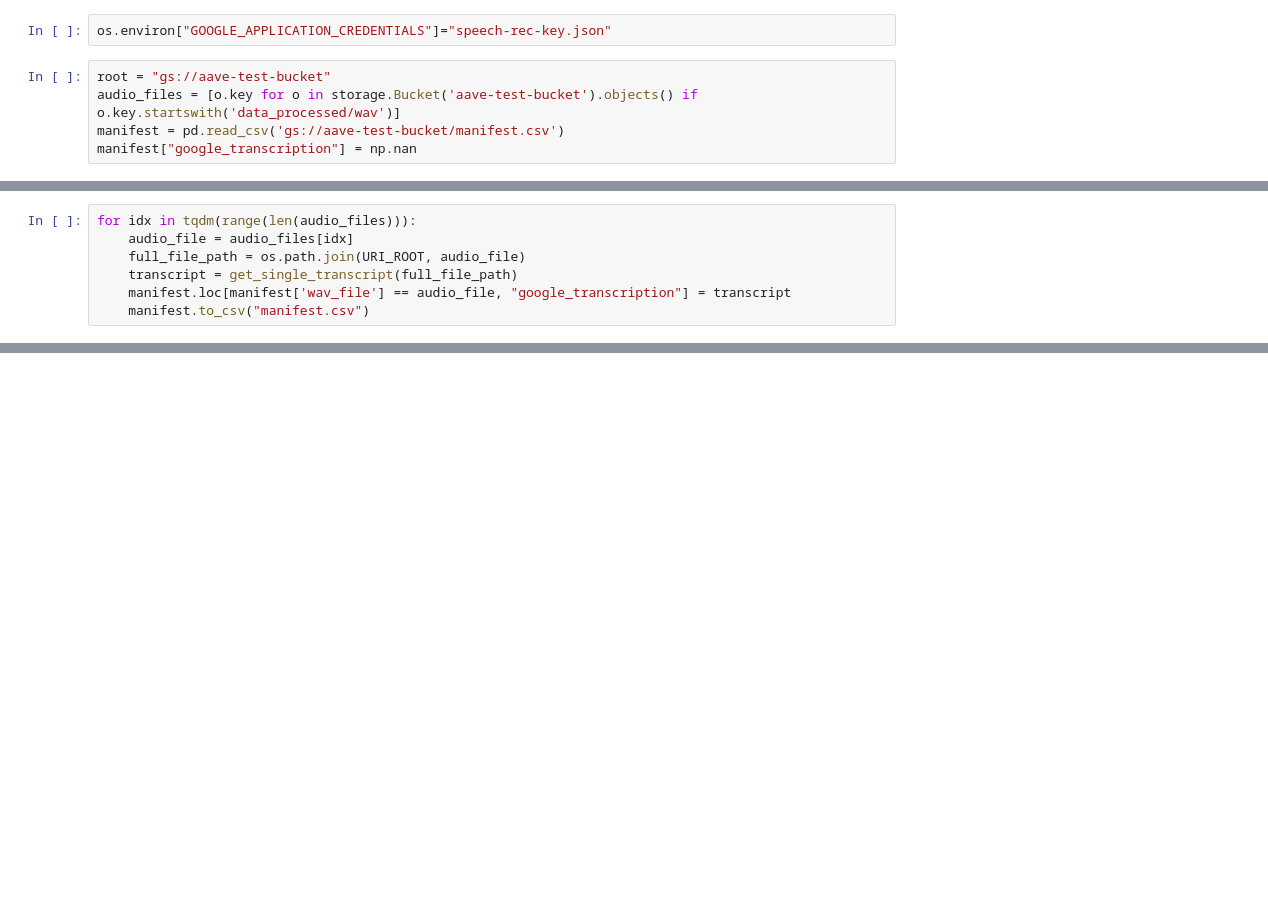
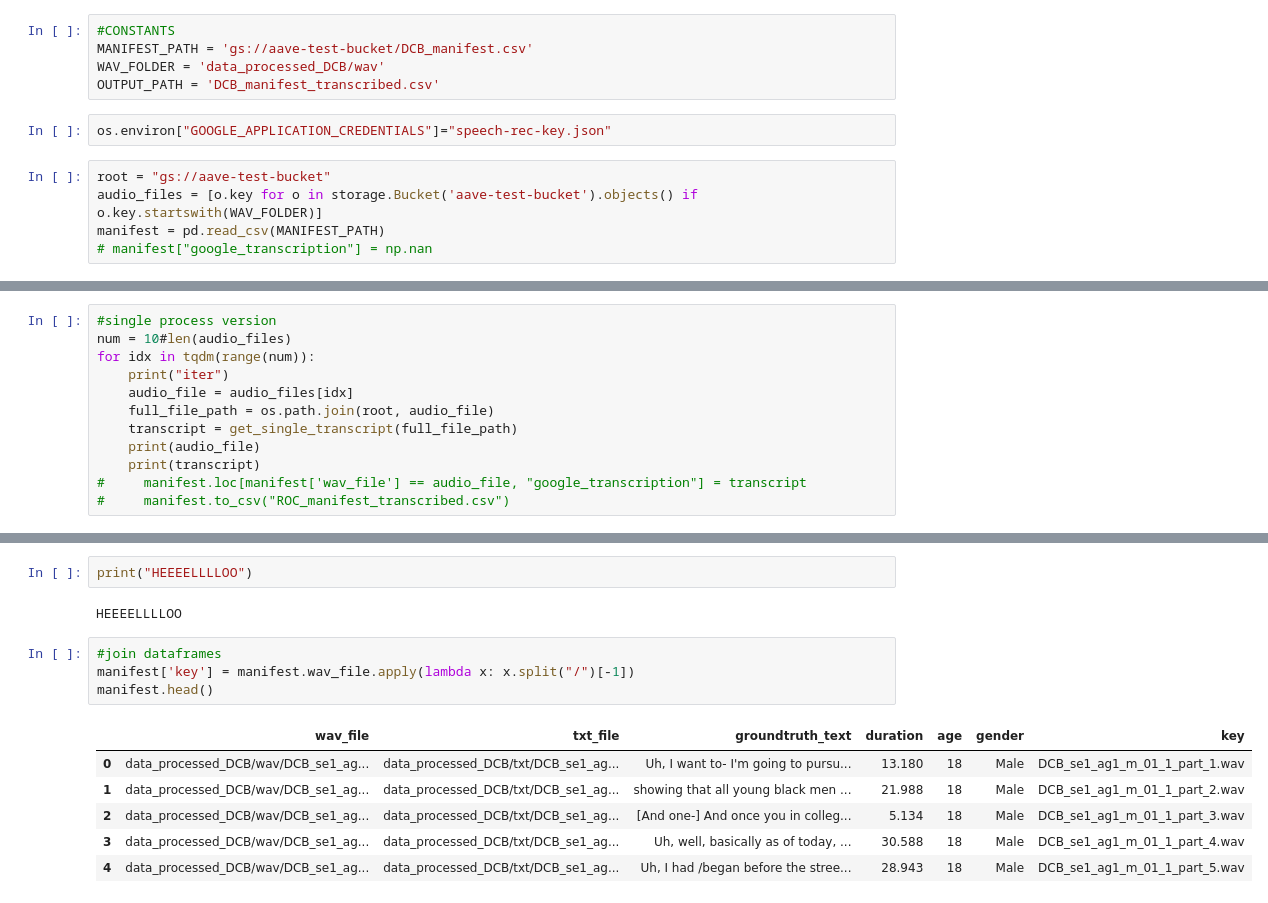
Before and after one commit to sashahar/aave_speech_rec, a Jupyter notebook: google_speech_to_text.ipynb, the cells around one changed output, grey strips where cells are left out. Drawn from its saved outputs; the diff is of its cells as text; blank space fills up the shorter version.

Commit message:
updated pre-processing scripts

```diff
--- a/google_speech_to_text.ipynb
+++ b/google_speech_to_text.ipynb
@@ -9,7 +14,12 @@ from tqdm import tqdm
+# %%
+#CONSTANTS
+MANIFEST_PATH = 'gs://aave-test-bucket/DCB_manifest.csv'
+WAV_FOLDER = 'data_processed_DCB/wav'
+OUTPUT_PATH = 'DCB_manifest_transcribed.csv'
 # %%
 os.environ["GOOGLE_APPLICATION_CREDENTIALS"]="speech-rec-key.json"
 # %%
 root = "gs://aave-test-bucket"
-audio_files = [o.key for o in storage.Bucket('aave-test-bucket').objects() if o.key.startswith('data_processed/wav')]
-manifest = pd.read_csv('gs://aave-test-bucket/manifest.csv')
-manifest["google_transcription"] = np.nan
+audio_files = [o.key for o in storage.Bucket('aave-test-bucket').objects() if o.key.startswith(WAV_FOLDER)]
+manifest = pd.read_csv(MANIFEST_PATH)
+# manifest["google_transcription"] = np.nan
@@ -48,7 +113,12 @@ def get_single_transcript(storage_uri):
 # %%
-for idx in tqdm(range(len(audio_files))):
+#single process version
+num = 10#len(audio_files)
+for idx in tqdm(range(num)):
+    print("iter")
     audio_file = audio_files[idx]
-    full_file_path = os.path.join(URI_ROOT, audio_file)
+    full_file_path = os.path.join(root, audio_file)
     transcript = get_single_transcript(full_file_path)
-    manifest.loc[manifest['wav_file'] == audio_file, "google_transcription"] = transcript
-    manifest.to_csv("manifest.csv")
+    print(audio_file)
+    print(transcript)
+#     manifest.loc[manifest['wav_file'] == audio_file, "google_transcription"] = transcript
+#     manifest.to_csv("ROC_manifest_transcribed.csv")
@@ -54,0 +181,15 @@ for idx in tqdm(range(len(audio_files))):
+# %%
+print("HEEEELLLLOO")
+# %% [output]
+HEEEELLLLOO
+# %%
+#join dataframes
+manifest['key'] = manifest.wav_file.apply(lambda x: x.split("/")[-1])
+manifest.head()
+# %% [output]
+|  | wav_file | txt_file | groundtruth_text | duration | age | gender | key |
+| 0 | data_processed_DCB/wav/DCB_se1_ag... | data_processed_DCB/txt/DCB_se1_ag... | Uh, I want to- I'm going to pursu... | 13.180 | 18 | Male | DCB_se1_ag1_m_01_1_part_1.wav |
+| 1 | data_processed_DCB/wav/DCB_se1_ag... | data_processed_DCB/txt/DCB_se1_ag... | showing that all young black men ... | 21.988 | 18 | Male | DCB_se1_ag1_m_01_1_part_2.wav |
+| 2 | data_processed_DCB/wav/DCB_se1_ag... | data_processed_DCB/txt/DCB_se1_ag... | [And one-] And once you in colleg... | 5.134 | 18 | Male | DCB_se1_ag1_m_01_1_part_3.wav |
+| 3 | data_processed_DCB/wav/DCB_se1_ag... | data_processed_DCB/txt/DCB_se1_ag... | Uh, well, basically as of today, ... | 30.588 | 18 | Male | DCB_se1_ag1_m_01_1_part_4.wav |
+| 4 | data_processed_DCB/wav/DCB_se1_ag... | data_processed_DCB/txt/DCB_se1_ag... | Uh, I had /began before the stree... | 28.943 | 18 | Male | DCB_se1_ag1_m_01_1_part_5.wav |
```
Also changed, not shown: parts of 14 cells of this notebook, 4 other files.
